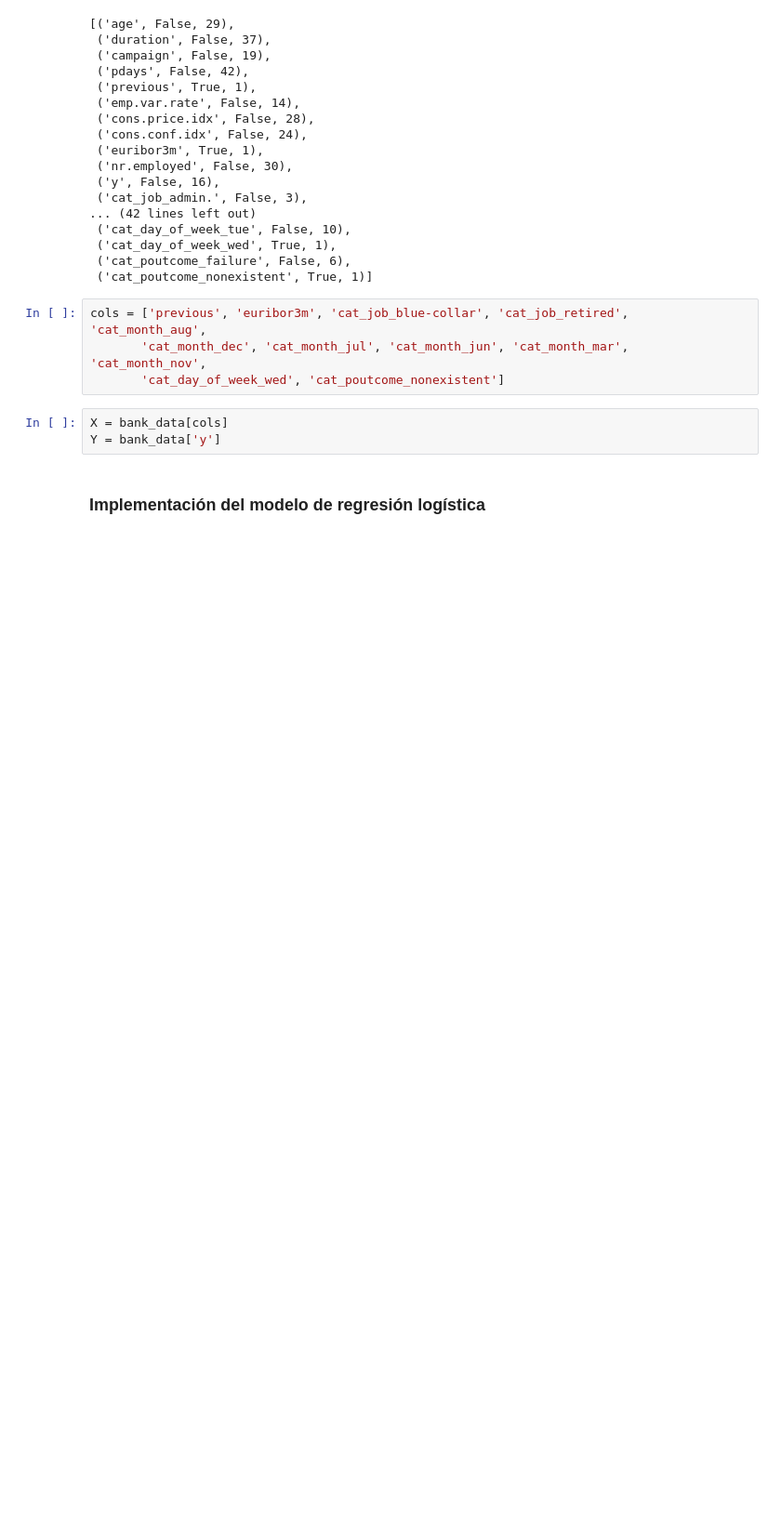
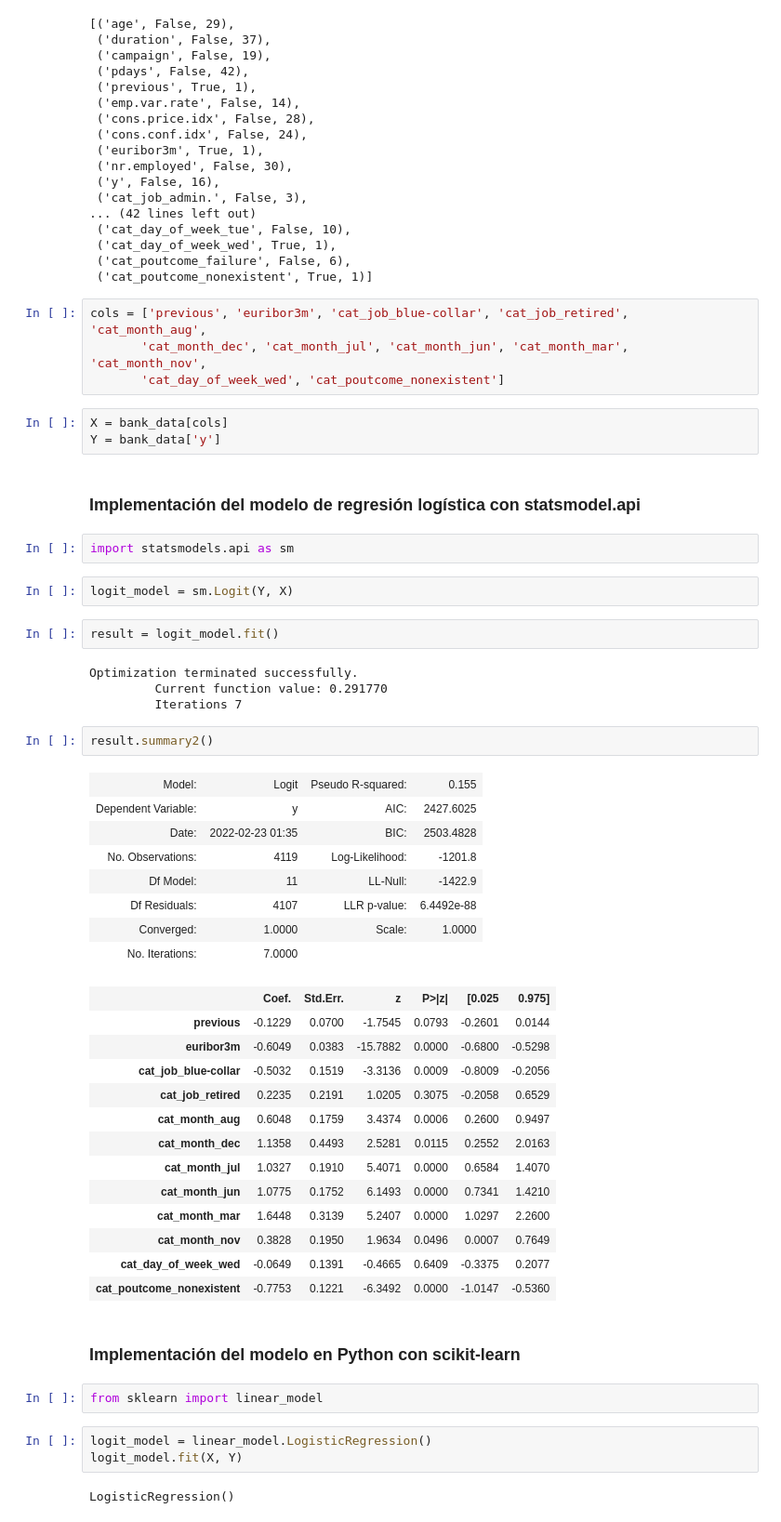
Before and after one commit to ososuna/logistic-regression, a Jupyter notebook: notebooks/LogisticRegression.ipynb, the cells around one changed output. Shown at 93% size. Cells and saved outputs as stored; diff of their text form; blank space fills up the shorter version.

```diff
--- a/notebooks/LogisticRegression.ipynb
+++ b/notebooks/LogisticRegression.ipynb
@@ -333,4 +333,47 @@ cols = ['previous', 'euribor3m', 'cat_job_blue-collar', 'cat_job_retired', 'cat_
 X = bank_data[cols]
 Y = bank_data['y']
 # %% [markdown]
-### Implementación del modelo de regresión logística
+### Implementación del modelo de regresión logística con statsmodel.api
+# %%
+import statsmodels.api as sm
+# %%
+logit_model = sm.Logit(Y, X)
+# %%
+result = logit_model.fit()
+# %% [output]
+Optimization terminated successfully.
+         Current function value: 0.291770
+         Iterations 7
+# %%
+result.summary2()
+# %% [output]
+| Model: | Logit | Pseudo R-squared: | 0.155 |
+| Dependent Variable: | y | AIC: | 2427.6025 |
+| Date: | 2022-02-23 01:35 | BIC: | 2503.4828 |
+| No. Observations: | 4119 | Log-Likelihood: | -1201.8 |
+| Df Model: | 11 | LL-Null: | -1422.9 |
+| Df Residuals: | 4107 | LLR p-value: | 6.4492e-88 |
+| Converged: | 1.0000 | Scale: | 1.0000 |
+| No. Iterations: | 7.0000 |  |  |
+|  | Coef. | Std.Err. | z | P>|z| | [0.025 | 0.975] |
+| previous | -0.1229 | 0.0700 | -1.7545 | 0.0793 | -0.2601 | 0.0144 |
+| euribor3m | -0.6049 | 0.0383 | -15.7882 | 0.0000 | -0.6800 | -0.5298 |
+| cat_job_blue-collar | -0.5032 | 0.1519 | -3.3136 | 0.0009 | -0.8009 | -0.2056 |
+| cat_job_retired | 0.2235 | 0.2191 | 1.0205 | 0.3075 | -0.2058 | 0.6529 |
+| cat_month_aug | 0.6048 | 0.1759 | 3.4374 | 0.0006 | 0.2600 | 0.9497 |
+| cat_month_dec | 1.1358 | 0.4493 | 2.5281 | 0.0115 | 0.2552 | 2.0163 |
+| cat_month_jul | 1.0327 | 0.1910 | 5.4071 | 0.0000 | 0.6584 | 1.4070 |
+| cat_month_jun | 1.0775 | 0.1752 | 6.1493 | 0.0000 | 0.7341 | 1.4210 |
+| cat_month_mar | 1.6448 | 0.3139 | 5.2407 | 0.0000 | 1.0297 | 2.2600 |
+| cat_month_nov | 0.3828 | 0.1950 | 1.9634 | 0.0496 | 0.0007 | 0.7649 |
+| cat_day_of_week_wed | -0.0649 | 0.1391 | -0.4665 | 0.6409 | -0.3375 | 0.2077 |
+| cat_poutcome_nonexistent | -0.7753 | 0.1221 | -6.3492 | 0.0000 | -1.0147 | -0.5360 |
+# %% [markdown]
+### Implementación del modelo en Python con scikit-learn
+# %%
+from sklearn import linear_model
+# %%
+logit_model = linear_model.LogisticRegression()
+logit_model.fit(X, Y)
+# %% [output]
+LogisticRegression()
```
Also changed, not shown: parts of 20 cells of this notebook.
